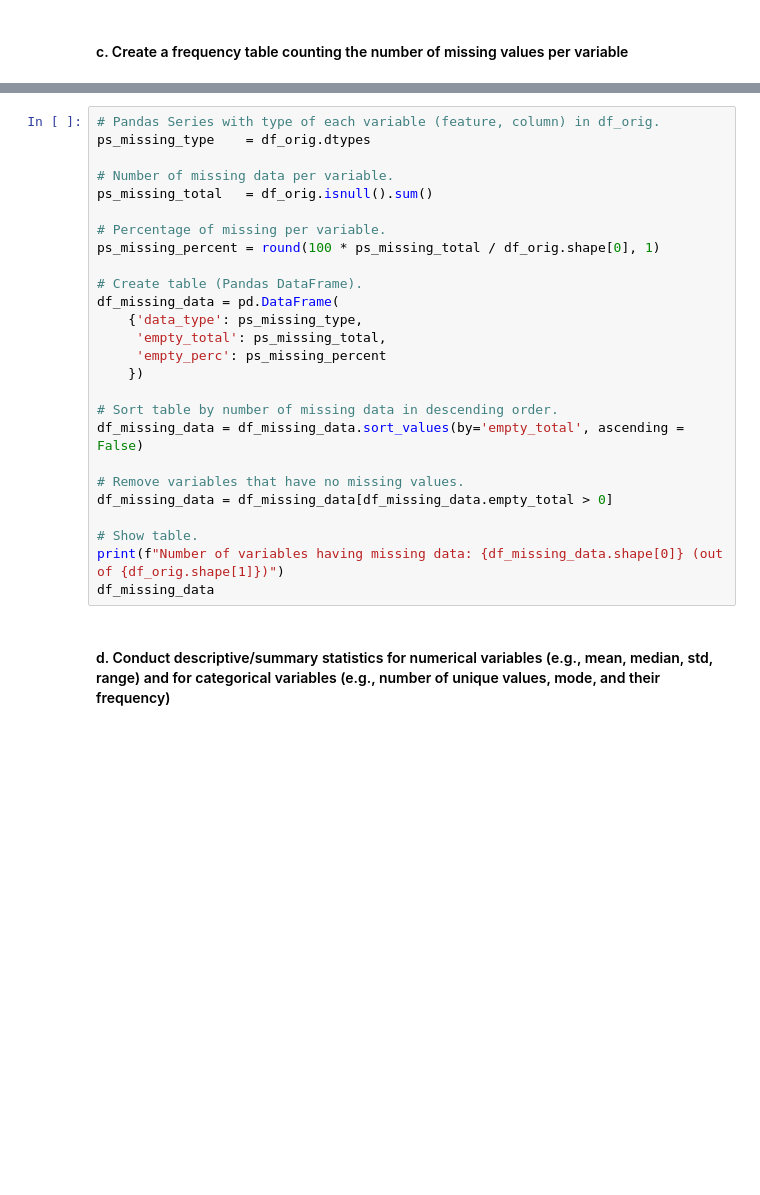
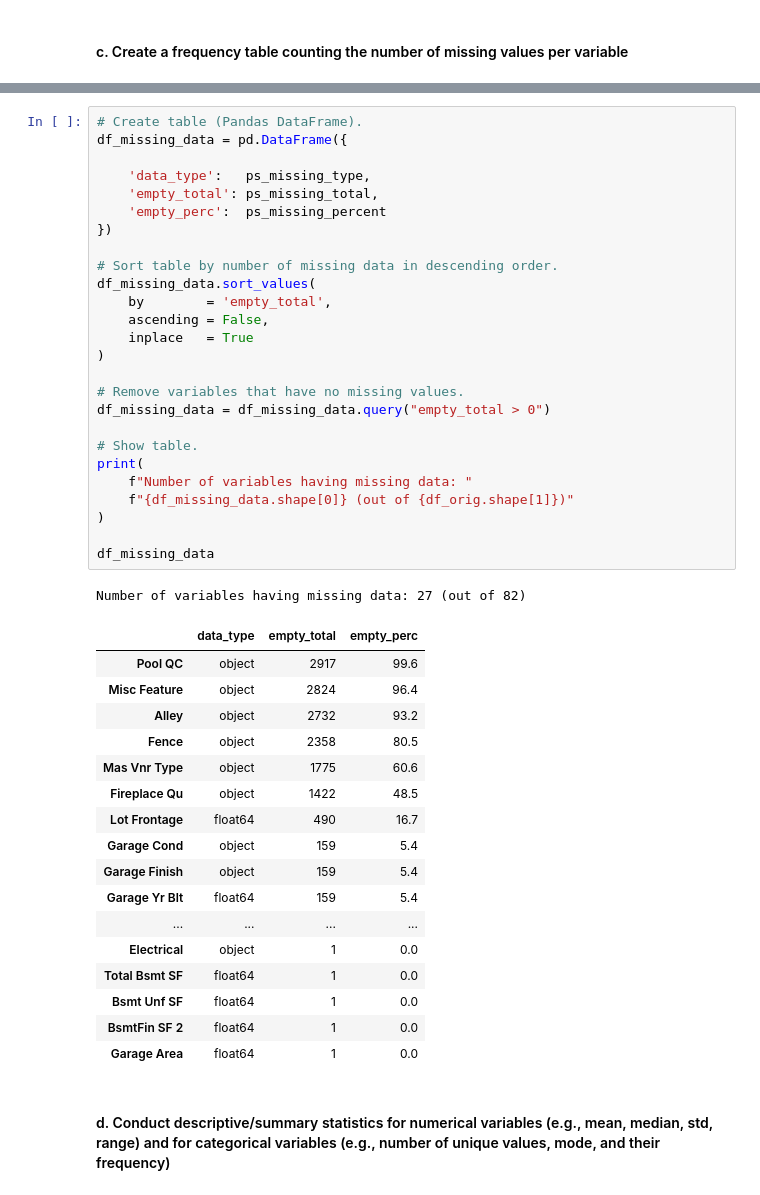
Before and after one commit to EAISI/machine-learning-with-python-explainers, a Jupyter notebook: example-solutions/ames-housing-pieter.ipynb, the cells around one changed output, grey strips where cells are left out. Saved outputs shown, nothing was run; the diff lists cells and outputs as text; blank space fills up the shorter version.

```diff
--- a/example-solutions/ames-housing-pieter.ipynb
+++ b/example-solutions/ames-housing-pieter.ipynb
@@ -253,29 +288,48 @@ As we can see above, using `.info()` we can get a quick glance on the variables
 # %%
-# Pandas Series with type of each variable (feature, column) in df_orig.
-ps_missing_type    = df_orig.dtypes
+# Create table (Pandas DataFrame).
+df_missing_data = pd.DataFrame({
 
-# Number of missing data per variable.
-ps_missing_total   = df_orig.isnull().sum()
-
-# Percentage of missing per variable.
-ps_missing_percent = round(100 * ps_missing_total / df_orig.shape[0], 1)
-
-# Create table (Pandas DataFrame).
-df_missing_data = pd.DataFrame(
-    {'data_type': ps_missing_type,
-     'empty_total': ps_missing_total,
-     'empty_perc': ps_missing_percent
-    })
+    'data_type':   ps_missing_type,
+    'empty_total': ps_missing_total,
+    'empty_perc':  ps_missing_percent
+})
 
 # Sort table by number of missing data in descending order.
-df_missing_data = df_missing_data.sort_values(by='empty_total', ascending = False)
+df_missing_data.sort_values(
+    by        = 'empty_total',
+    ascending = False,
+    inplace   = True
+)
 
 # Remove variables that have no missing values.
-df_missing_data = df_missing_data[df_missing_data.empty_total > 0]
+df_missing_data = df_missing_data.query("empty_total > 0")
 
 # Show table.
-print(f"Number of variables having missing data: {df_missing_data.shape[0]} (out of {df_orig.shape[1]})")
+print(
+    f"Number of variables having missing data: "
+    f"{df_missing_data.shape[0]} (out of {df_orig.shape[1]})"
+)
+
 df_missing_data
+# %% [output]
+Number of variables having missing data: 27 (out of 82)
+|  | data_type | empty_total | empty_perc |
+| Pool QC | object | 2917 | 99.6 |
+| Misc Feature | object | 2824 | 96.4 |
+| Alley | object | 2732 | 93.2 |
+| Fence | object | 2358 | 80.5 |
+| Mas Vnr Type | object | 1775 | 60.6 |
+| Fireplace Qu | object | 1422 | 48.5 |
+| Lot Frontage | float64 | 490 | 16.7 |
+| Garage Cond | object | 159 | 5.4 |
+| Garage Finish | object | 159 | 5.4 |
+| Garage Yr Blt | float64 | 159 | 5.4 |
+| ... | ... | ... | ... |
+| Electrical | object | 1 | 0.0 |
+| Total Bsmt SF | float64 | 1 | 0.0 |
+| Bsmt Unf SF | float64 | 1 | 0.0 |
+| BsmtFin SF 2 | float64 | 1 | 0.0 |
+| Garage Area | float64 | 1 | 0.0 |
 # %% [markdown]
 #### d. Conduct descriptive/summary statistics for numerical variables (e.g., mean, median, std, range) and for categorical variables (e.g., number of unique values, mode, and their frequency)
 # %% [markdown]
```
Also changed, not shown: parts of 152 cells of this notebook, 6 other files.
